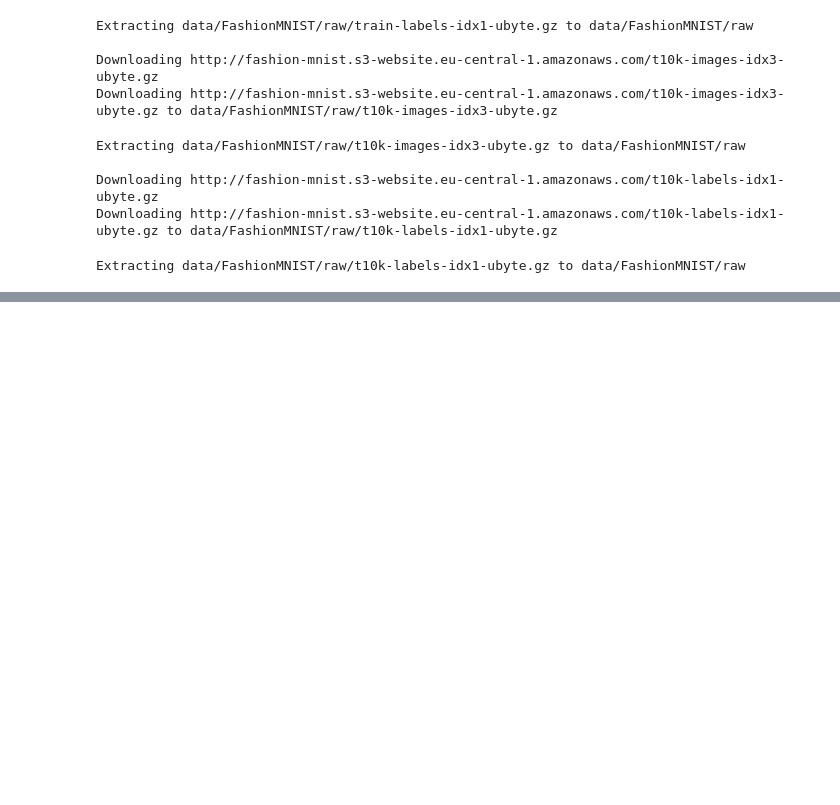
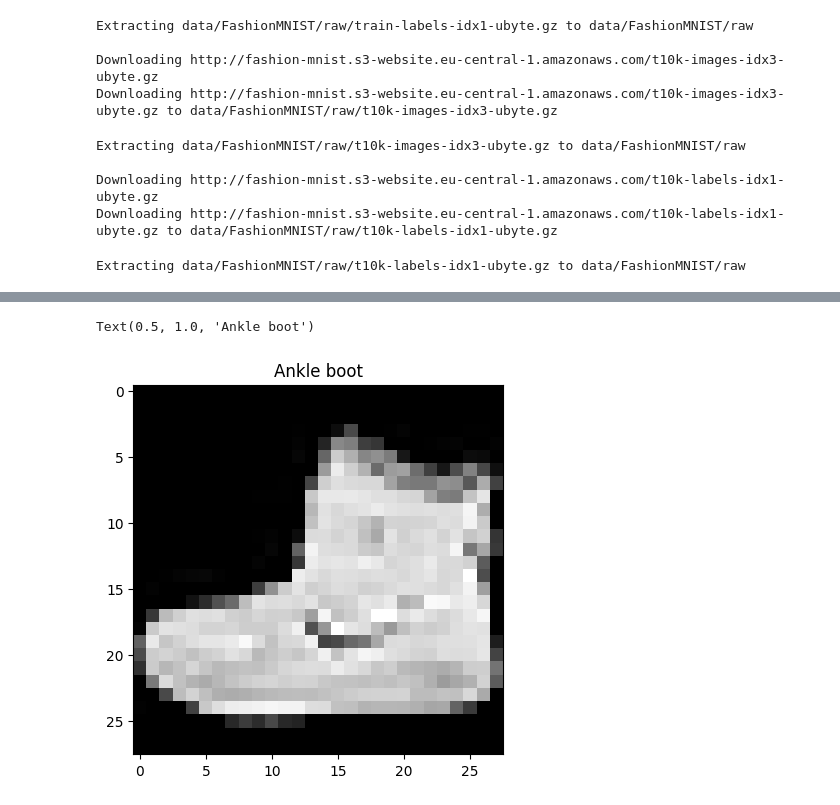
Before and after one commit to NyashaMasendeke/Deep-Learning, a Jupyter notebook: ComputerVision.ipynb, the cells around one changed output, grey strips where cells are left out. Drawn from its saved outputs; the diff is of its cells as text; code cells hidden in the pictures; blank space fills up the shorter version.

```diff
--- a/ComputerVision.ipynb
+++ b/ComputerVision.ipynb
@@ -62,0 +74,6 @@ Extracting data/FashionMNIST/raw/t10k-labels-idx1-ubyte.gz to data/FashionMNIST/
+# %%
+#image color channel = 1 and its lenght and width are the same
+#lets visuallise our the classes of our dataset
+
+class_names = train_data.classes
+class_names
@@ -62,0 +101,7 @@ Extracting data/FashionMNIST/raw/t10k-labels-idx1-ubyte.gz to data/FashionMNIST/
+# %%
+#we can also change our images into grayscale using plt parameter
+plt.imshow(image.squeeze(), cmap="gray")
+plt.title(class_names[label])
+# %% [output]
+Text(0.5, 1.0, 'Ankle boot')
+[figure, added]
```
Also changed, not shown: parts of 15 cells of this notebook.
